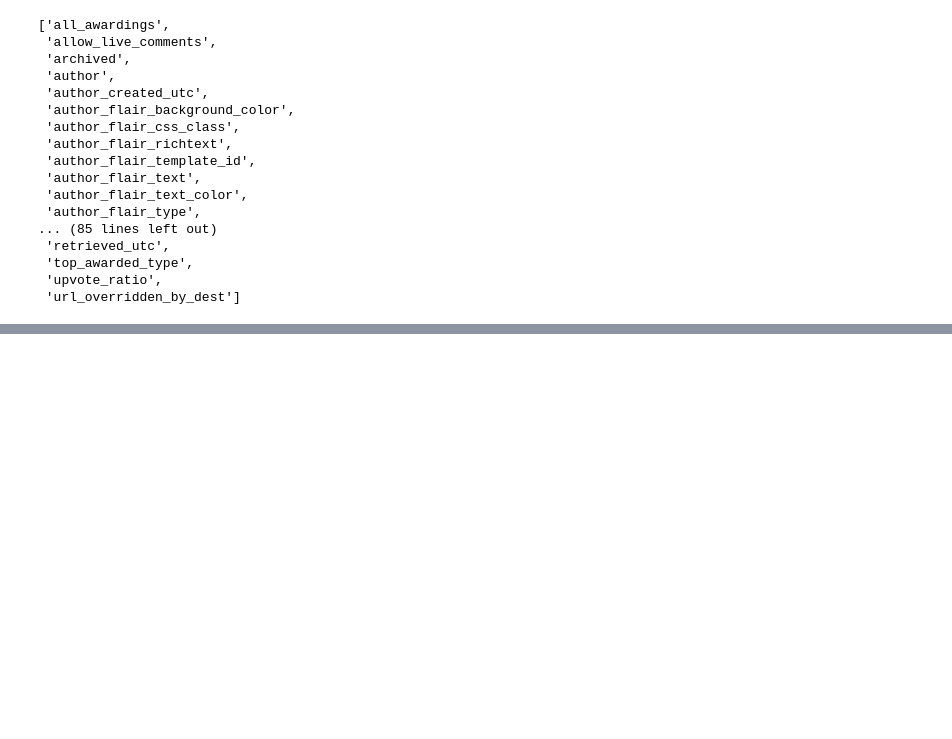
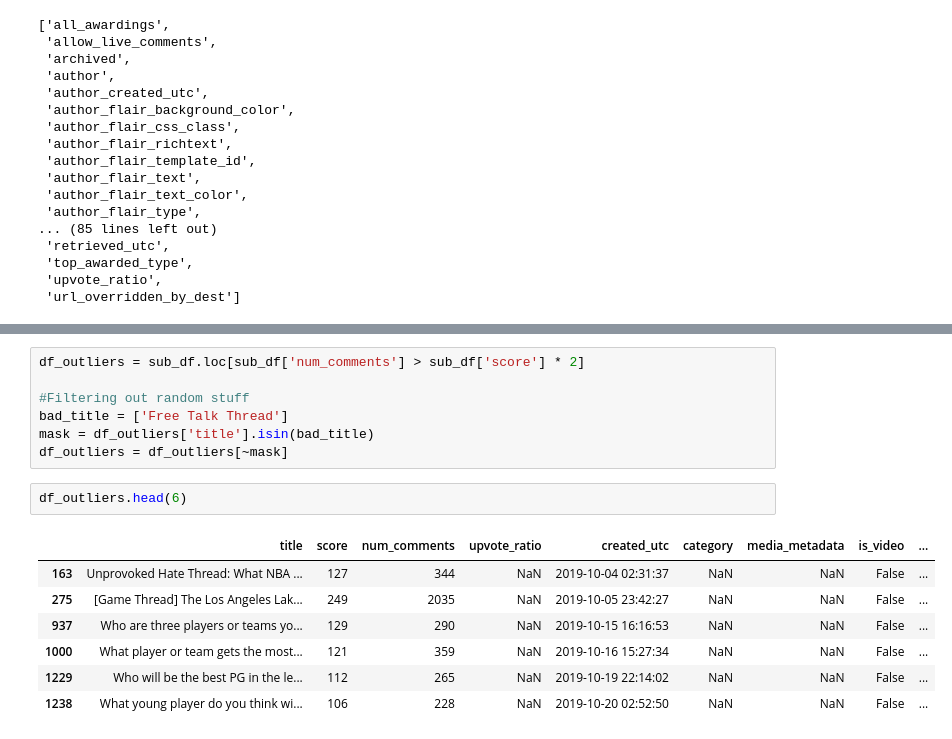
Before and after one commit to AlbertVong/Reddit-NBA-Upvote-Predictor, a Jupyter notebook: nbareddit_json_process.ipynb, the cells around one changed output, grey strips where cells are left out. Saved outputs shown, nothing was run; the diff lists cells and outputs as text; blank space fills up the shorter version.

```diff
--- a/nbareddit_json_process.ipynb
+++ b/nbareddit_json_process.ipynb
@@ -66,0 +149,17 @@ sub_df.head(5)
+# %%
+df_outliers = sub_df.loc[sub_df['num_comments'] > sub_df['score'] * 2]
+
+#Filtering out random stuff
+bad_title = ['Free Talk Thread']
+mask = df_outliers['title'].isin(bad_title)
+df_outliers = df_outliers[~mask]
+# %%
+df_outliers.head(6)
+# %% [output]
+|  | title | score | num_comments | upvote_ratio | created_utc | category | media_metadata | is_video | ... |
+| 163 | Unprovoked Hate Thread: What NBA ... | 127 | 344 | NaN | 2019-10-04 02:31:37 | NaN | NaN | False | ... |
+| 275 | [Game Thread] The Los Angeles Lak... | 249 | 2035 | NaN | 2019-10-05 23:42:27 | NaN | NaN | False | ... |
+| 937 | Who are three players or teams yo... | 129 | 290 | NaN | 2019-10-15 16:16:53 | NaN | NaN | False | ... |
+| 1000 | What player or team gets the most... | 121 | 359 | NaN | 2019-10-16 15:27:34 | NaN | NaN | False | ... |
+| 1229 | Who will be the best PG in the le... | 112 | 265 | NaN | 2019-10-19 22:14:02 | NaN | NaN | False | ... |
+| 1238 | What young player do you think wi... | 106 | 228 | NaN | 2019-10-20 02:52:50 | NaN | NaN | False | ... |
```
Also changed, not shown: parts of 20 cells of this notebook.
